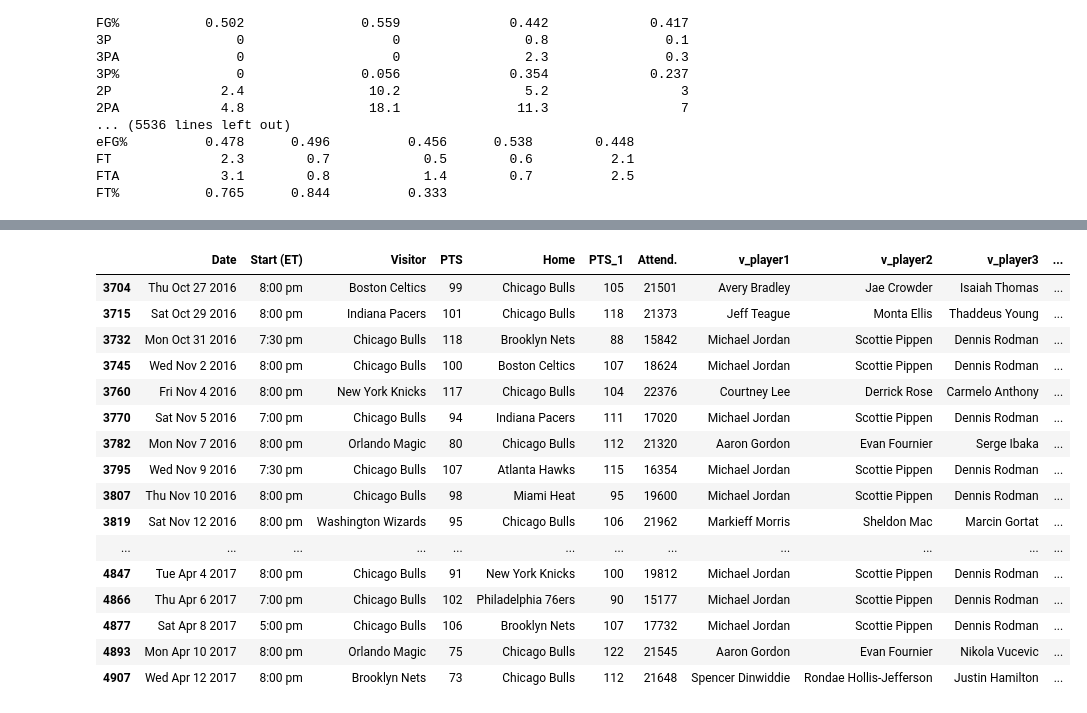
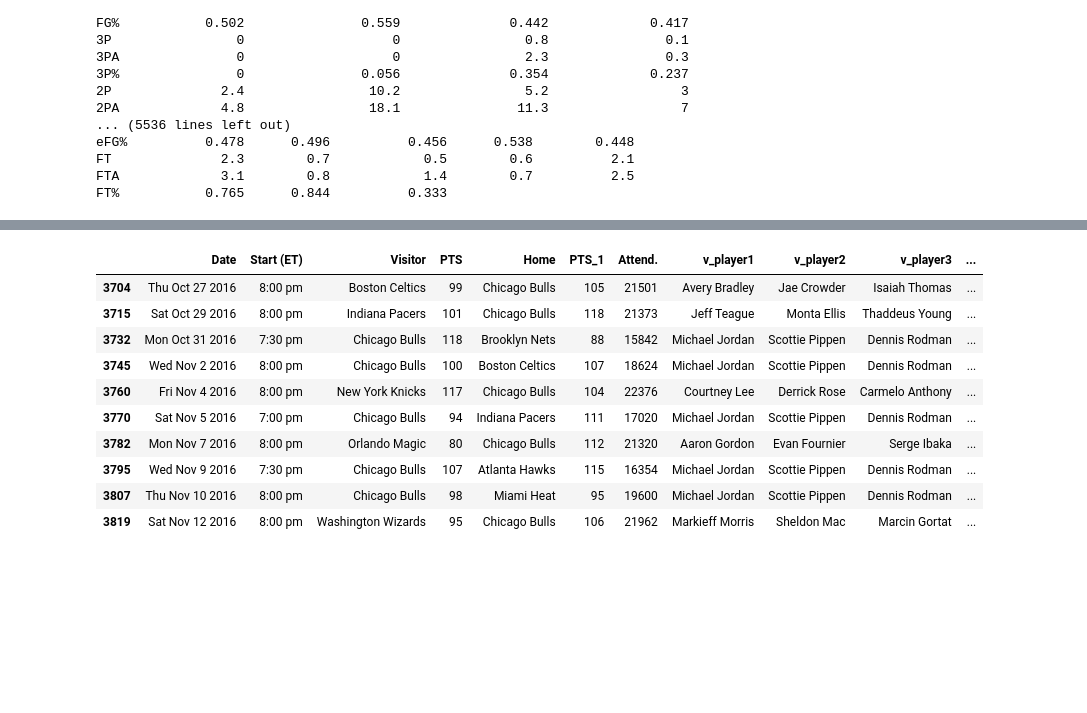
Before and after one commit to cis-519-team/project, a Jupyter notebook: topics.ipynb, the cells around one changed output, grey strips where cells are left out. Drawn from its saved outputs; the diff is of its cells as text; code cells hidden in the pictures; blank space fills up the shorter version.

```diff
--- a/topics.ipynb
+++ b/topics.ipynb
@@ -326,21 +331,15 @@ Chicago Bulls could get 41 wins, 41 losts in 2016-2017 season with their startin
 While they actually got 72 wins, 10 losts back in 1995-1996
 # %%
-chi_2017
+chi_2017.head(10)
 # %% [output]
 |  | Date | Start (ET) | Visitor | PTS | Home | PTS_1 | Attend. | v_player1 | v_player2 | v_player3 | ... |
 | 3704 | Thu Oct 27 2016 | 8:00 pm | Boston Celtics | 99 | Chicago Bulls | 105 | 21501 | Avery Bradley | Jae Crowder | Isaiah Thomas | ... |
 | 3715 | Sat Oct 29 2016 | 8:00 pm | Indiana Pacers | 101 | Chicago Bulls | 118 | 21373 | Jeff Teague | Monta Ellis | Thaddeus Young | ... |
 | 3732 | Mon Oct 31 2016 | 7:30 pm | Chicago Bulls | 118 | Brooklyn Nets | 88 | 15842 | Michael Jordan | Scottie Pippen | Dennis Rodman | ... |
 | 3745 | Wed Nov 2 2016 | 8:00 pm | Chicago Bulls | 100 | Boston Celtics | 107 | 18624 | Michael Jordan | Scottie Pippen | Dennis Rodman | ... |
 | 3760 | Fri Nov 4 2016 | 8:00 pm | New York Knicks | 117 | Chicago Bulls | 104 | 22376 | Courtney Lee | Derrick Rose | Carmelo Anthony | ... |
 | 3770 | Sat Nov 5 2016 | 7:00 pm | Chicago Bulls | 94 | Indiana Pacers | 111 | 17020 | Michael Jordan | Scottie Pippen | Dennis Rodman | ... |
 | 3782 | Mon Nov 7 2016 | 8:00 pm | Orlando Magic | 80 | Chicago Bulls | 112 | 21320 | Aaron Gordon | Evan Fournier | Serge Ibaka | ... |
 | 3795 | Wed Nov 9 2016 | 7:30 pm | Chicago Bulls | 107 | Atlanta Hawks | 115 | 16354 | Michael Jordan | Scottie Pippen | Dennis Rodman | ... |
 | 3807 | Thu Nov 10 2016 | 8:00 pm | Chicago Bulls | 98 | Miami Heat | 95 | 19600 | Michael Jordan | Scottie Pippen | Dennis Rodman | ... |
 | 3819 | Sat Nov 12 2016 | 8:00 pm | Washington Wizards | 95 | Chicago Bulls | 106 | 21962 | Markieff Morris | Sheldon Mac | Marcin Gortat | ... |
-| ... | ... | ... | ... | ... | ... | ... | ... | ... | ... | ... | ... |
-| 4847 | Tue Apr 4 2017 | 8:00 pm | Chicago Bulls | 91 | New York Knicks | 100 | 19812 | Michael Jordan | Scottie Pippen | Dennis Rodman | ... |
-| 4866 | Thu Apr 6 2017 | 7:00 pm | Chicago Bulls | 102 | Philadelphia 76ers | 90 | 15177 | Michael Jordan | Scottie Pippen | Dennis Rodman | ... |
-| 4877 | Sat Apr 8 2017 | 5:00 pm | Chicago Bulls | 106 | Brooklyn Nets | 107 | 17732 | Michael Jordan | Scottie Pippen | Dennis Rodman | ... |
-| 4893 | Mon Apr 10 2017 | 8:00 pm | Orlando Magic | 75 | Chicago Bulls | 122 | 21545 | Aaron Gordon | Evan Fournier | Nikola Vucevic | ... |
-| 4907 | Wed Apr 12 2017 | 8:00 pm | Brooklyn Nets | 73 | Chicago Bulls | 112 | 21648 | Spencer Dinwiddie | Rondae Hollis-Jefferson | Justin Hamilton | ... |
```
Also changed, not shown: parts of 7 cells of this notebook.
